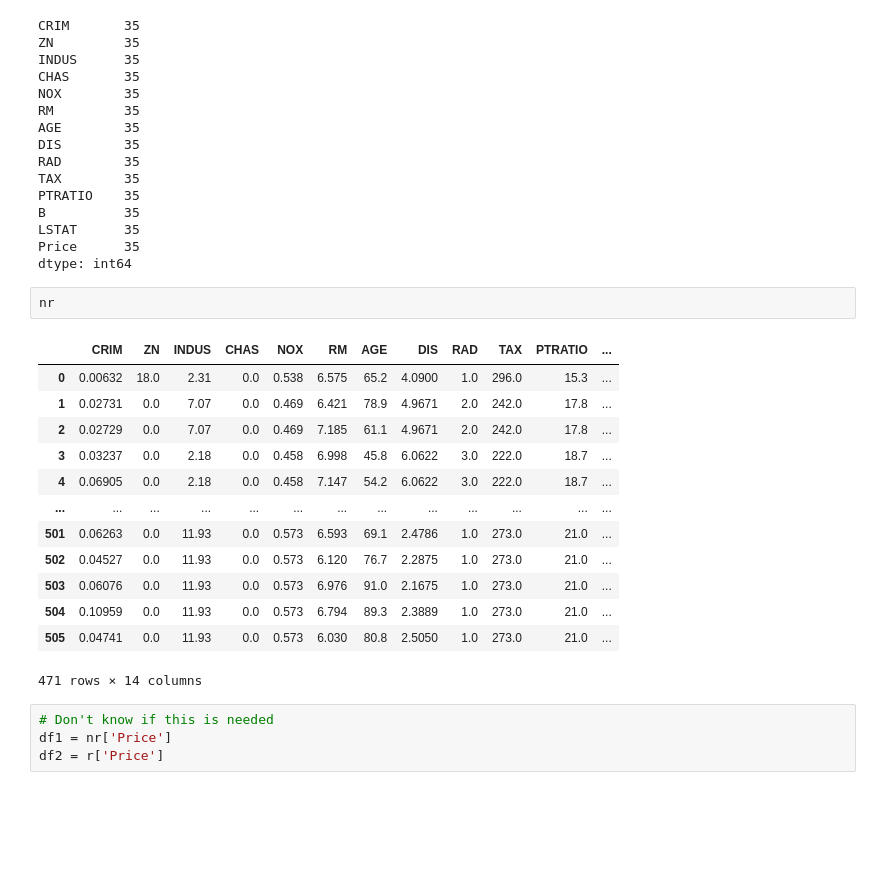
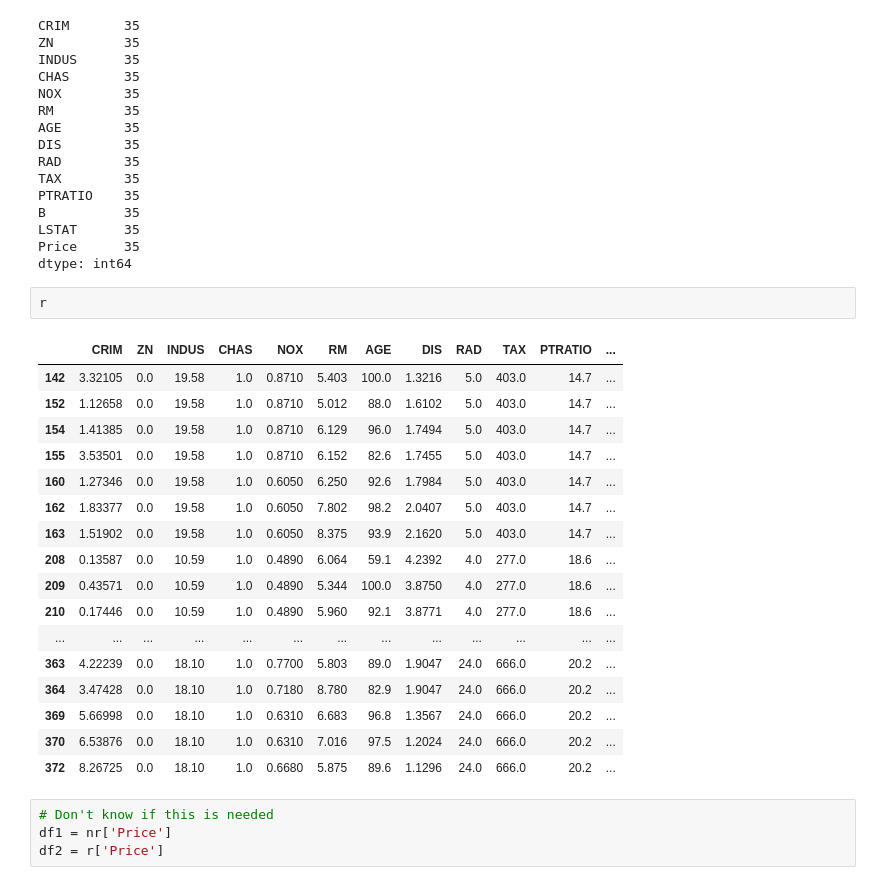
Before and after one commit to NurseQ/Machine-Learning-and-Statistics-Project-2019, a Jupyter notebook: Machine-Learning-and-Statistics-Project.ipynb, the cells around one changed output. Cells and saved outputs as stored; diff of their text form; blank space fills up the shorter version.

```diff
--- a/Machine-Learning-and-Statistics-Project.ipynb
+++ b/Machine-Learning-and-Statistics-Project.ipynb
@@ -261,22 +273,26 @@ B          35
 LSTAT      35
 Price      35
 dtype: int64
-# %%
-nr
-# %% [output]
-|  | CRIM | ZN | INDUS | CHAS | NOX | RM | AGE | DIS | RAD | TAX | PTRATIO | ... |
-| 0 | 0.00632 | 18.0 | 2.31 | 0.0 | 0.538 | 6.575 | 65.2 | 4.0900 | 1.0 | 296.0 | 15.3 | ... |
-| 1 | 0.02731 | 0.0 | 7.07 | 0.0 | 0.469 | 6.421 | 78.9 | 4.9671 | 2.0 | 242.0 | 17.8 | ... |
-| 2 | 0.02729 | 0.0 | 7.07 | 0.0 | 0.469 | 7.185 | 61.1 | 4.9671 | 2.0 | 242.0 | 17.8 | ... |
-| 3 | 0.03237 | 0.0 | 2.18 | 0.0 | 0.458 | 6.998 | 45.8 | 6.0622 | 3.0 | 222.0 | 18.7 | ... |
-| 4 | 0.06905 | 0.0 | 2.18 | 0.0 | 0.458 | 7.147 | 54.2 | 6.0622 | 3.0 | 222.0 | 18.7 | ... |
-| ... | ... | ... | ... | ... | ... | ... | ... | ... | ... | ... | ... | ... |
-| 501 | 0.06263 | 0.0 | 11.93 | 0.0 | 0.573 | 6.593 | 69.1 | 2.4786 | 1.0 | 273.0 | 21.0 | ... |
-| 502 | 0.04527 | 0.0 | 11.93 | 0.0 | 0.573 | 6.120 | 76.7 | 2.2875 | 1.0 | 273.0 | 21.0 | ... |
-| 503 | 0.06076 | 0.0 | 11.93 | 0.0 | 0.573 | 6.976 | 91.0 | 2.1675 | 1.0 | 273.0 | 21.0 | ... |
-| 504 | 0.10959 | 0.0 | 11.93 | 0.0 | 0.573 | 6.794 | 89.3 | 2.3889 | 1.0 | 273.0 | 21.0 | ... |
-| 505 | 0.04741 | 0.0 | 11.93 | 0.0 | 0.573 | 6.030 | 80.8 | 2.5050 | 1.0 | 273.0 | 21.0 | ... |
-471 rows × 14 columns
+# %%
+r
+# %% [output]
+|  | CRIM | ZN | INDUS | CHAS | NOX | RM | AGE | DIS | RAD | TAX | PTRATIO | ... |
+| 142 | 3.32105 | 0.0 | 19.58 | 1.0 | 0.8710 | 5.403 | 100.0 | 1.3216 | 5.0 | 403.0 | 14.7 | ... |
+| 152 | 1.12658 | 0.0 | 19.58 | 1.0 | 0.8710 | 5.012 | 88.0 | 1.6102 | 5.0 | 403.0 | 14.7 | ... |
+| 154 | 1.41385 | 0.0 | 19.58 | 1.0 | 0.8710 | 6.129 | 96.0 | 1.7494 | 5.0 | 403.0 | 14.7 | ... |
+| 155 | 3.53501 | 0.0 | 19.58 | 1.0 | 0.8710 | 6.152 | 82.6 | 1.7455 | 5.0 | 403.0 | 14.7 | ... |
+| 160 | 1.27346 | 0.0 | 19.58 | 1.0 | 0.6050 | 6.250 | 92.6 | 1.7984 | 5.0 | 403.0 | 14.7 | ... |
+| 162 | 1.83377 | 0.0 | 19.58 | 1.0 | 0.6050 | 7.802 | 98.2 | 2.0407 | 5.0 | 403.0 | 14.7 | ... |
+| 163 | 1.51902 | 0.0 | 19.58 | 1.0 | 0.6050 | 8.375 | 93.9 | 2.1620 | 5.0 | 403.0 | 14.7 | ... |
+| 208 | 0.13587 | 0.0 | 10.59 | 1.0 | 0.4890 | 6.064 | 59.1 | 4.2392 | 4.0 | 277.0 | 18.6 | ... |
+| 209 | 0.43571 | 0.0 | 10.59 | 1.0 | 0.4890 | 5.344 | 100.0 | 3.8750 | 4.0 | 277.0 | 18.6 | ... |
+| 210 | 0.17446 | 0.0 | 10.59 | 1.0 | 0.4890 | 5.960 | 92.1 | 3.8771 | 4.0 | 277.0 | 18.6 | ... |
+| ... | ... | ... | ... | ... | ... | ... | ... | ... | ... | ... | ... | ... |
+| 363 | 4.22239 | 0.0 | 18.10 | 1.0 | 0.7700 | 5.803 | 89.0 | 1.9047 | 24.0 | 666.0 | 20.2 | ... |
+| 364 | 3.47428 | 0.0 | 18.10 | 1.0 | 0.7180 | 8.780 | 82.9 | 1.9047 | 24.0 | 666.0 | 20.2 | ... |
+| 369 | 5.66998 | 0.0 | 18.10 | 1.0 | 0.6310 | 6.683 | 96.8 | 1.3567 | 24.0 | 666.0 | 20.2 | ... |
+| 370 | 6.53876 | 0.0 | 18.10 | 1.0 | 0.6310 | 7.016 | 97.5 | 1.2024 | 24.0 | 666.0 | 20.2 | ... |
+| 372 | 8.26725 | 0.0 | 18.10 | 1.0 | 0.6680 | 5.875 | 89.6 | 1.1296 | 24.0 | 666.0 | 20.2 | ... |
 # %%
 # Don't know if this is needed
 df1 = nr['Price']
```
Also changed, not shown: parts of 38 cells of this notebook.
